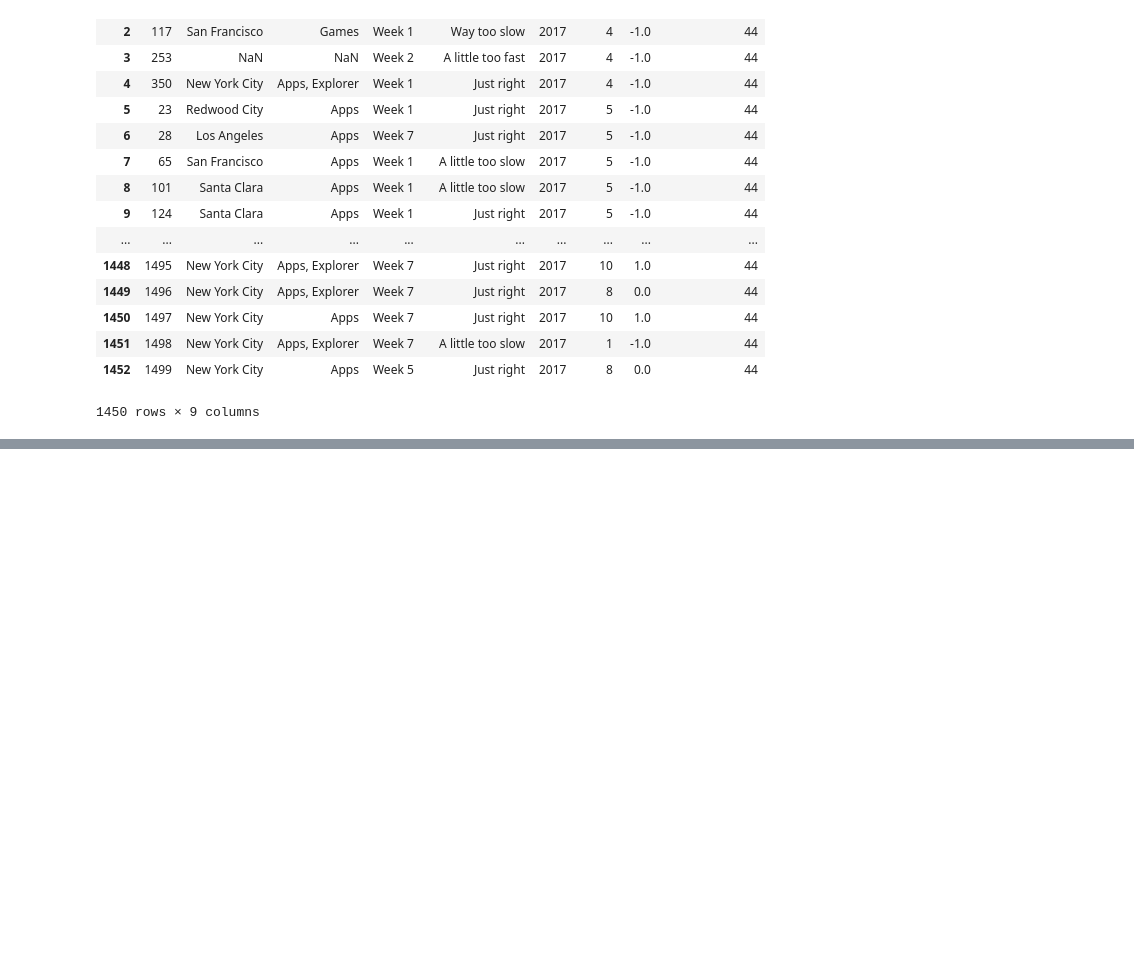
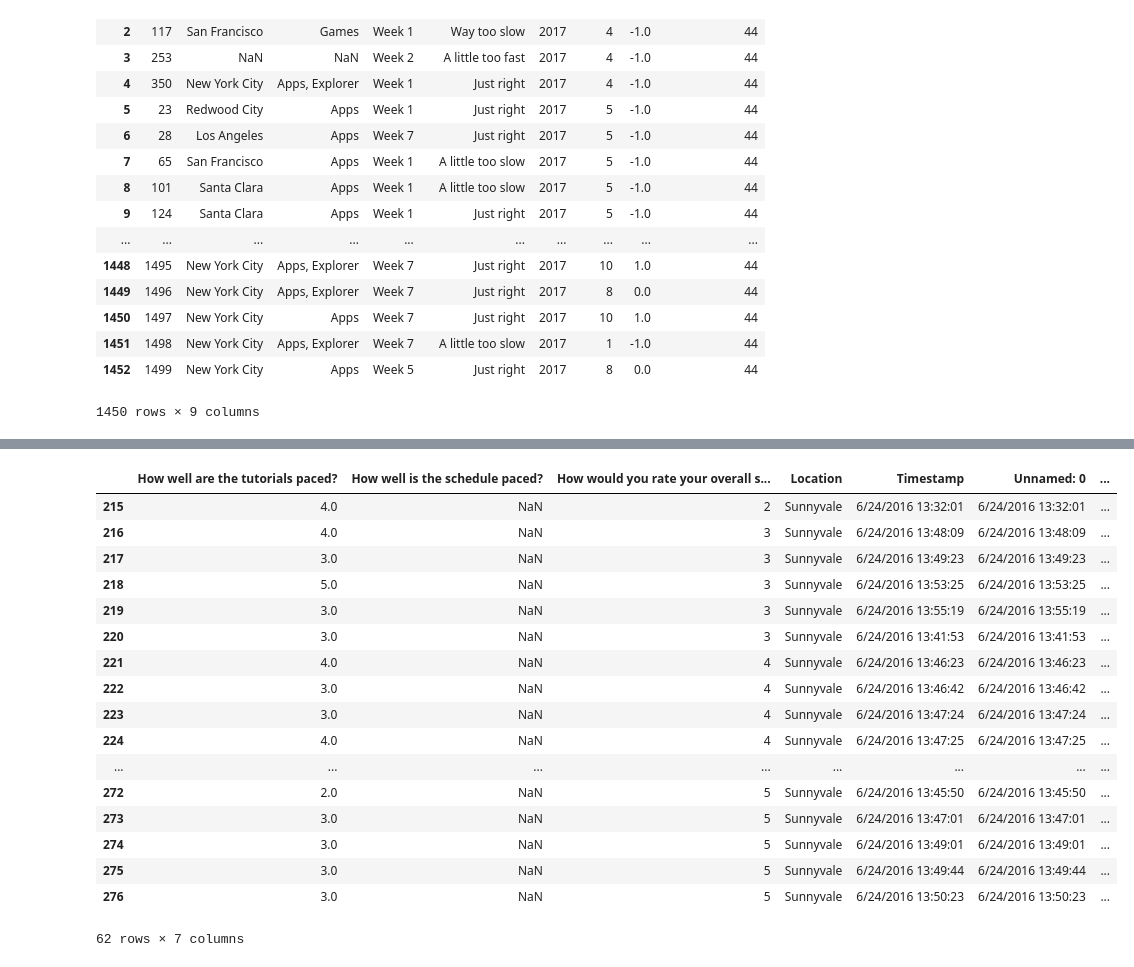
Before and after one commit to jamiejamiebobamie/dataScience1.1, a Jupyter notebook: nps_tutorial.ipynb, the cells around one changed output, grey strips where cells are left out. Cells and saved outputs as stored; diff of their text form; code cells hidden in the pictures; blank space fills up the shorter version.

```diff
--- a/nps_tutorial.ipynb
+++ b/nps_tutorial.ipynb
@@ -501,0 +957,23 @@ df
+# %%
+df_2016['Timestamp'] = np.where(df_2016['Timestamp'].isna(), df_2016["Unnamed: 0"], df_2016['Timestamp'])
+# %%
+df_2016[(df_2016["Unnamed: 0"].notnull())]
+# %% [output]
+|  | How well are the tutorials paced? | How well is the schedule paced? | How would you rate your overall s... | Location | Timestamp | Unnamed: 0 | ... |
+| 215 | 4.0 | NaN | 2 | Sunnyvale | 6/24/2016 13:32:01 | 6/24/2016 13:32:01 | ... |
+| 216 | 4.0 | NaN | 3 | Sunnyvale | 6/24/2016 13:48:09 | 6/24/2016 13:48:09 | ... |
+| 217 | 3.0 | NaN | 3 | Sunnyvale | 6/24/2016 13:49:23 | 6/24/2016 13:49:23 | ... |
+| 218 | 5.0 | NaN | 3 | Sunnyvale | 6/24/2016 13:53:25 | 6/24/2016 13:53:25 | ... |
+| 219 | 3.0 | NaN | 3 | Sunnyvale | 6/24/2016 13:55:19 | 6/24/2016 13:55:19 | ... |
+| 220 | 3.0 | NaN | 3 | Sunnyvale | 6/24/2016 13:41:53 | 6/24/2016 13:41:53 | ... |
+| 221 | 4.0 | NaN | 4 | Sunnyvale | 6/24/2016 13:46:23 | 6/24/2016 13:46:23 | ... |
+| 222 | 3.0 | NaN | 4 | Sunnyvale | 6/24/2016 13:46:42 | 6/24/2016 13:46:42 | ... |
+| 223 | 3.0 | NaN | 4 | Sunnyvale | 6/24/2016 13:47:24 | 6/24/2016 13:47:24 | ... |
+| 224 | 4.0 | NaN | 4 | Sunnyvale | 6/24/2016 13:47:25 | 6/24/2016 13:47:25 | ... |
+| ... | ... | ... | ... | ... | ... | ... | ... |
+| 272 | 2.0 | NaN | 5 | Sunnyvale | 6/24/2016 13:45:50 | 6/24/2016 13:45:50 | ... |
+| 273 | 3.0 | NaN | 5 | Sunnyvale | 6/24/2016 13:47:01 | 6/24/2016 13:47:01 | ... |
+| 274 | 3.0 | NaN | 5 | Sunnyvale | 6/24/2016 13:49:01 | 6/24/2016 13:49:01 | ... |
+| 275 | 3.0 | NaN | 5 | Sunnyvale | 6/24/2016 13:49:44 | 6/24/2016 13:49:44 | ... |
+| 276 | 3.0 | NaN | 5 | Sunnyvale | 6/24/2016 13:50:23 | 6/24/2016 13:50:23 | ... |
+62 rows × 7 columns
```
Also changed, not shown: parts of 65 cells of this notebook, 40 other files.
